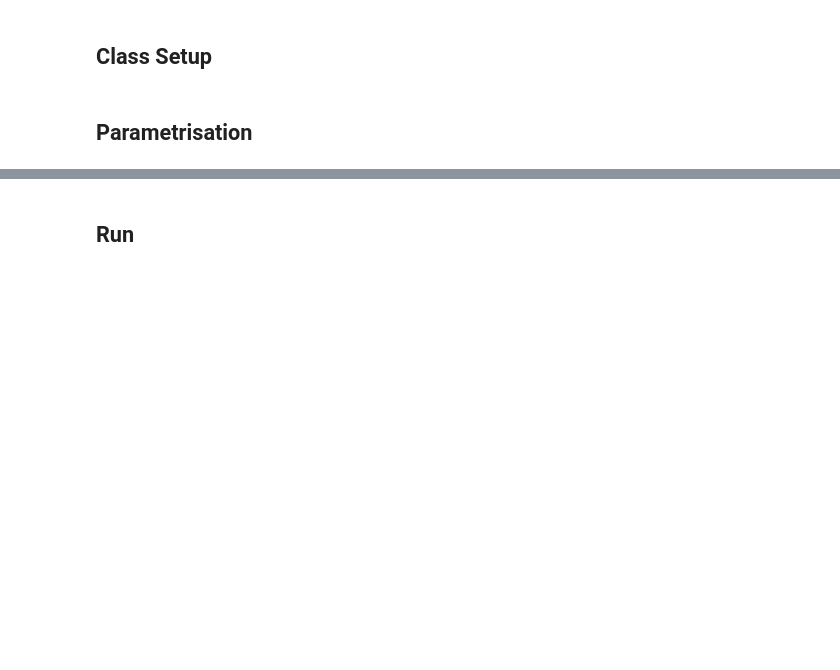
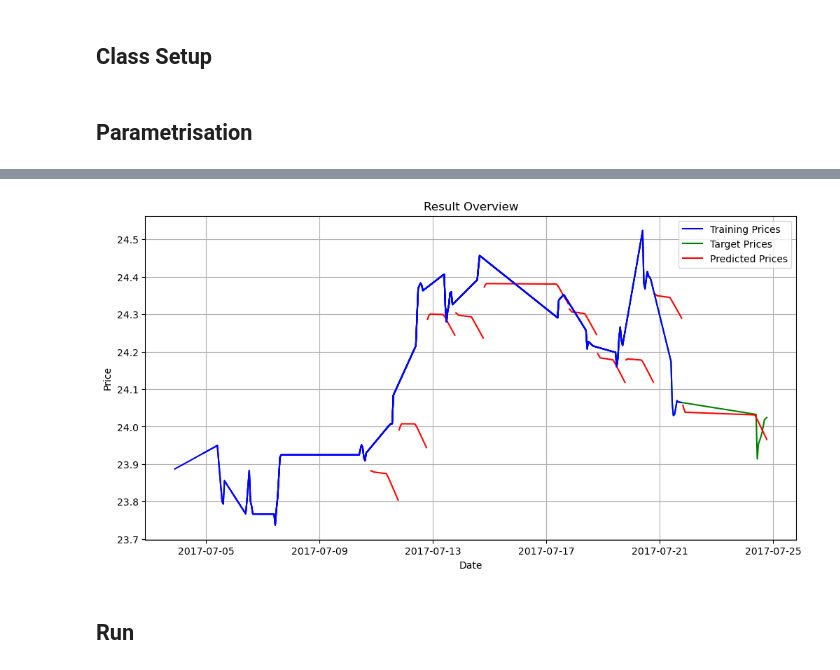
Before and after one commit to paulruesing/hybrid-rl-index-trading, a Jupyter notebook: notebooks/predictor_parametrisation.ipynb, the cells around one changed output, grey strips where cells are left out. Cells and saved outputs as stored; diff of their text form; code cells hidden in the pictures; blank space fills up the shorter version.

```diff
--- a/notebooks/predictor_parametrisation.ipynb
+++ b/notebooks/predictor_parametrisation.ipynb
@@ -1289,3 +1035,7 @@ predictor_a2_c3z
+# %%
+predictor_b1.plot_prediction_overview('training', (0,10))
+# %% [output]
+[figure, added]
 # %% [markdown]
 ## Run
 # %%
```
Also changed, not shown: parts of 25 cells of this notebook.
